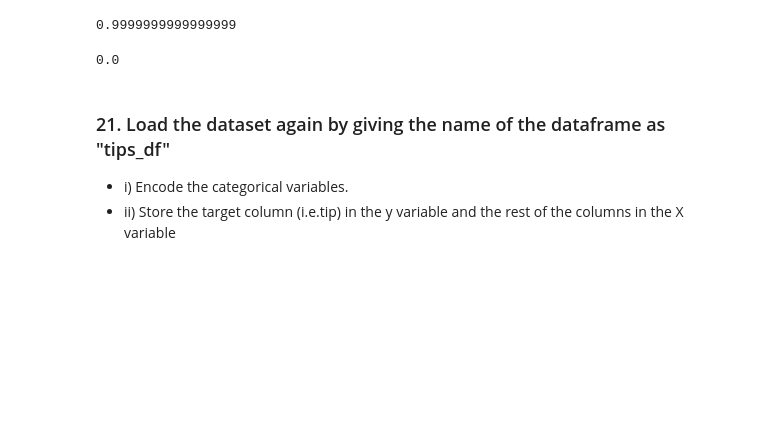
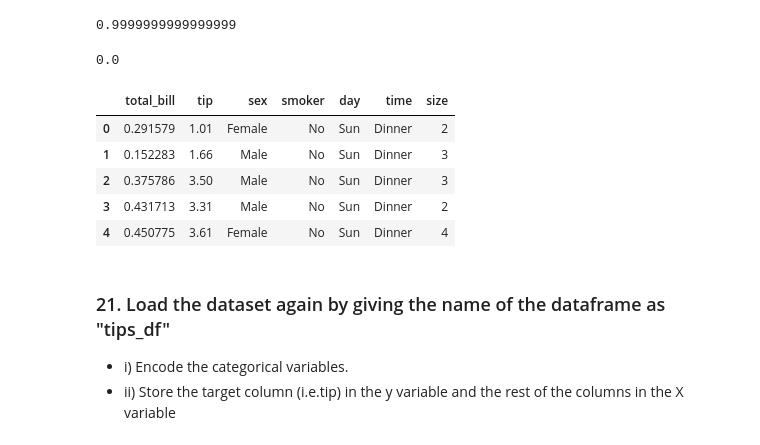
Before and after one commit to ibbinazmi03/IBRAHIMNAZMILab2_Python-for-DS, a Jupyter notebook: Lab 2 - Problem Statement (Python for DS).ipynb, the cells around one changed output. Drawn from its saved outputs; the diff is of its cells as text; code cells hidden in the pictures; blank space fills up the shorter version.

```diff
--- a/Lab 2 - Problem Statement (Python for DS).ipynb
+++ b/Lab 2 - Problem Statement (Python for DS).ipynb
@@ -359,6 +359,15 @@ df_scale['total_bill'].max()
 df_scale['total_bill'].min()
 # %% [output]
 0.0
+# %%
+df_scale.head()
+# %% [output]
+|  | total_bill | tip | sex | smoker | day | time | size |
+| 0 | 0.291579 | 1.01 | Female | No | Sun | Dinner | 2 |
+| 1 | 0.152283 | 1.66 | Male | No | Sun | Dinner | 3 |
+| 2 | 0.375786 | 3.50 | Male | No | Sun | Dinner | 3 |
+| 3 | 0.431713 | 3.31 | Male | No | Sun | Dinner | 2 |
+| 4 | 0.450775 | 3.61 | Female | No | Sun | Dinner | 4 |
 # %% [markdown]
 ### 21. Load the dataset again by giving the name of the dataframe as "tips_df"
 - i) Encode the categorical variables.
```
Also changed, not shown: parts of 6 cells of this notebook.
